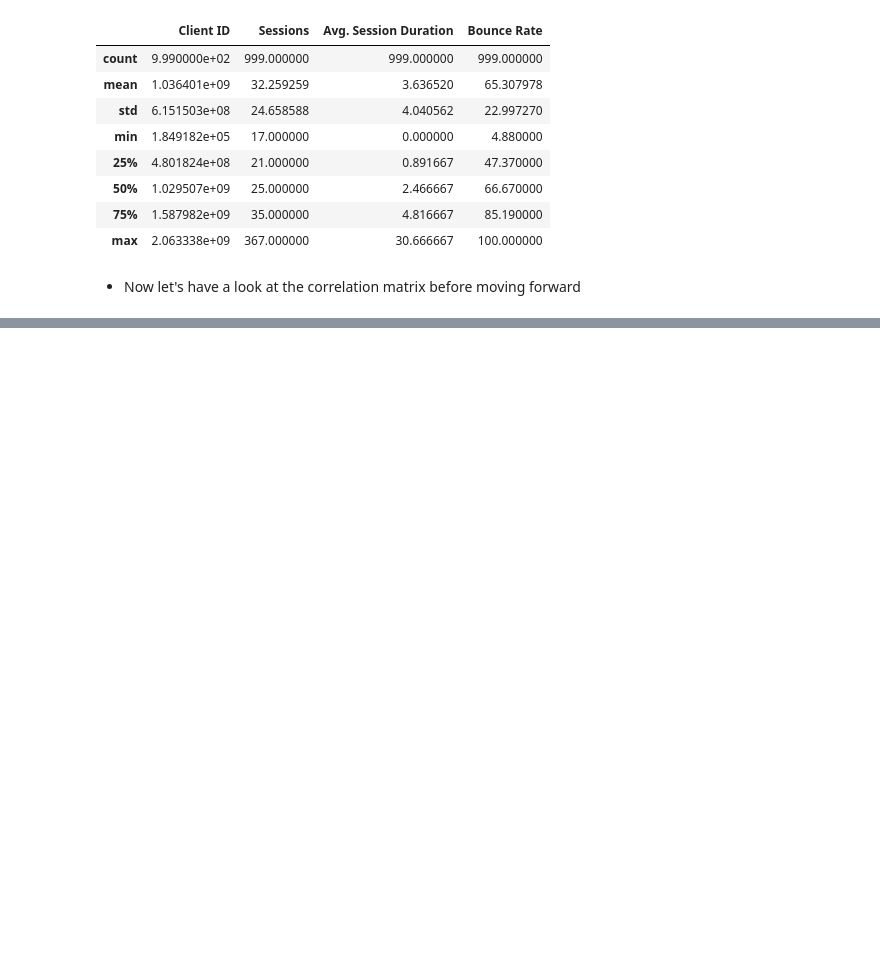
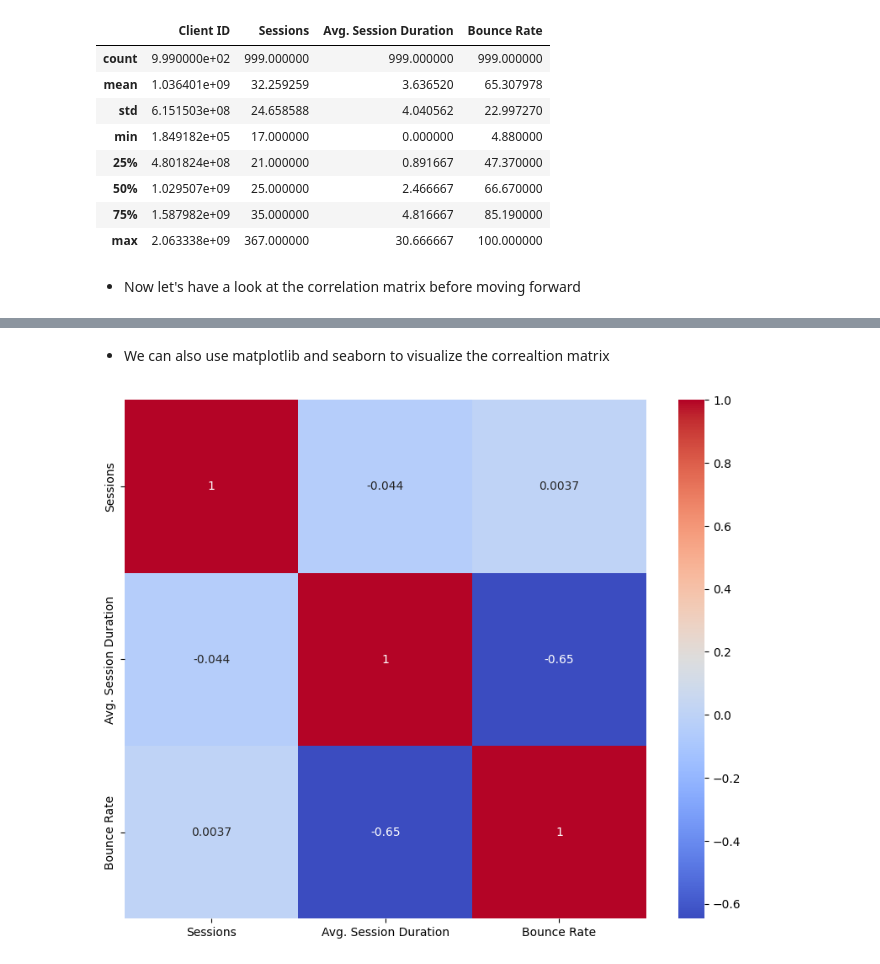
Before and after one commit to NebeyouMusie/Data-Science-Projects, a Jupyter notebook: Data Analytics/User Engagement Analysis/bounce-rate.ipynb, the cells around one changed output, grey strips where cells are left out. Saved outputs shown, nothing was run; the diff lists cells and outputs as text; code cells hidden in the pictures; blank space fills up the shorter version.

```diff
--- a/Data Analytics/User Engagement Analysis/bounce-rate.ipynb
+++ b/Data Analytics/User Engagement Analysis/bounce-rate.ipynb
@@ -95,4 +95,11 @@ data.describe()
 data_without_id = data.drop('Client ID', axis=1)
 
 # Calculate the correlation matrix
-correaltion_matrix = data_without_id.corr()
+correlation_matrix = data_without_id.corr()
+
+# Visulaize the correlation matrix
+correlation_fig = px.imshow(correlation_matrix, labels=dict(x='Features', y='Features', color='Correlation'))
+correlation_fig.update_layout(title='Correlation Matrix')
+correlation_fig.show()
+
+pio.write_image(correlation_fig, './images/image1.png')
@@ -105,0 +108,17 @@ correaltion_matrix = data_without_id.corr()
+# %% [markdown]
+- We can also use matplotlib and seaborn to visualize the correaltion matrix
+# %%
+import matplotlib.pyplot as plt
+import seaborn as sns
+
+# Assuming 'data' is your DataFrame
+# Step 1: Calculate the correlation matrix
+
+# Step 2: Plot the correlation matrix using a heatmap
+plt.figure(figsize=(10, 8)) # Adjust the figure size as needed
+sns.heatmap(correlation_matrix, annot=True, cmap='coolwarm')
+
+# Show the plot
+plt.show()
+# %% [output]
+[figure, added]
```
Also changed, not shown: parts of 6 cells of this notebook, 2 other files.
